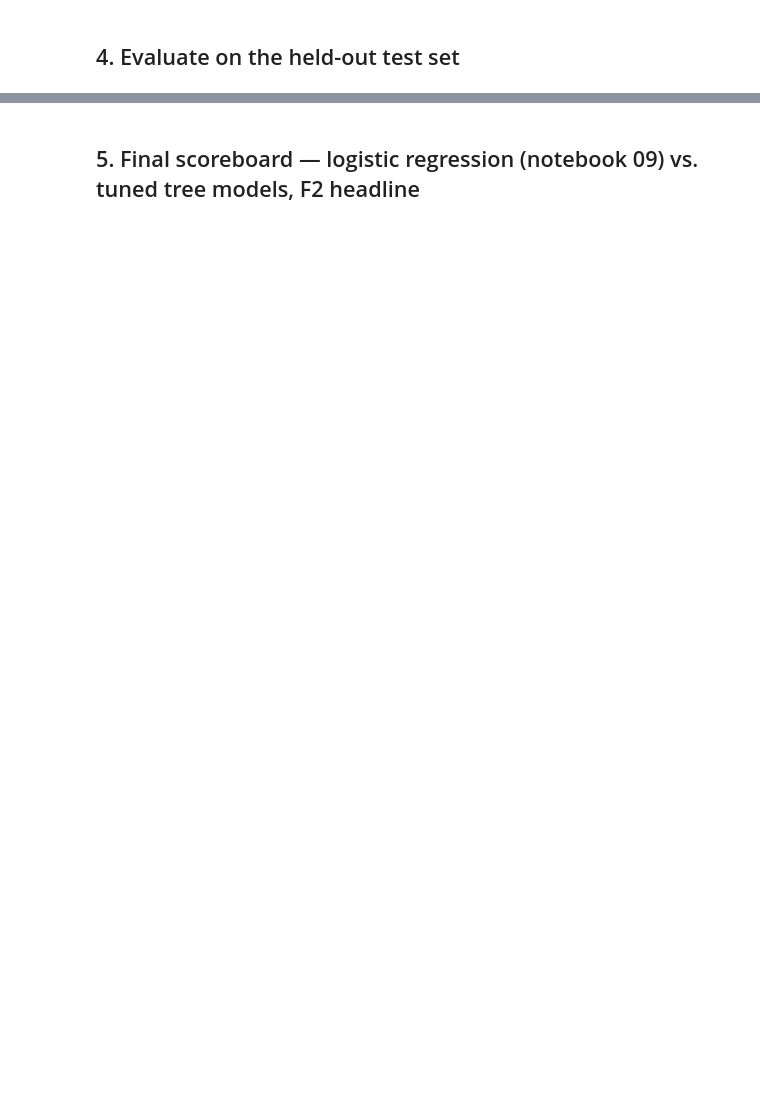
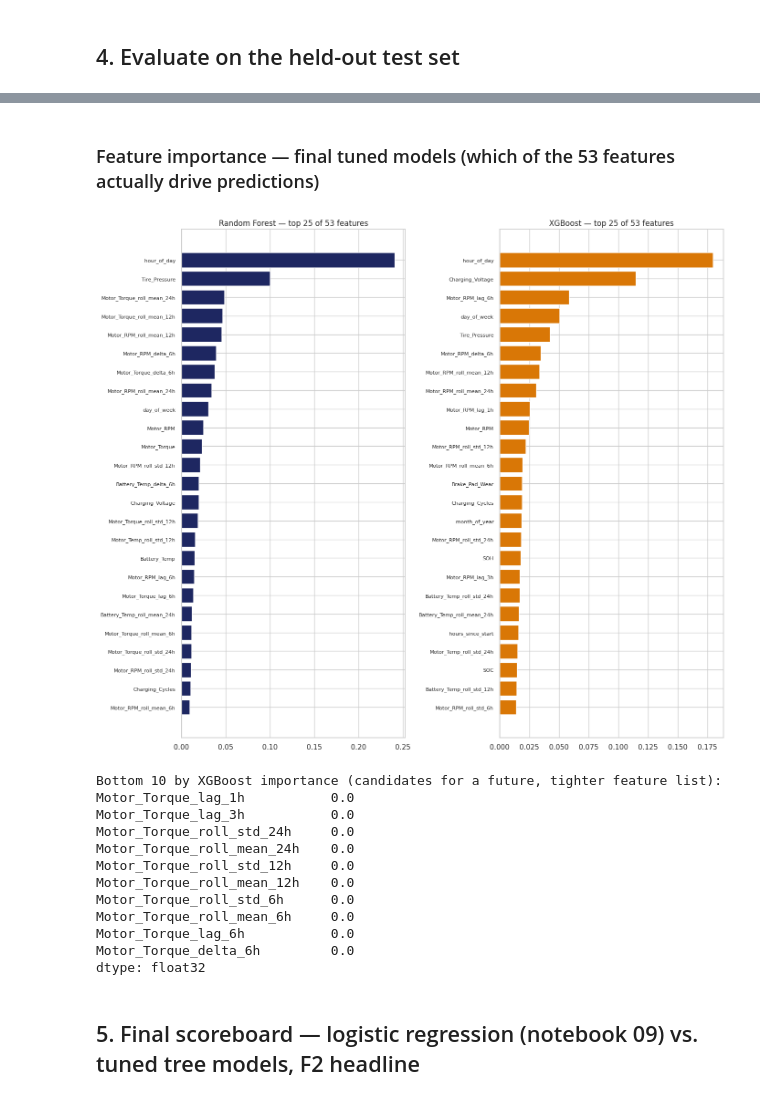
Before and after one commit to harshavardhanratnala-hvr/agentic-ai-vehicle-fault-diagnosis-copilot-v2, a Jupyter notebook: notebooks/12_tree_models_all_vehicles.ipynb, the cells around one changed output, grey strips where cells are left out. Saved outputs shown, nothing was run; the diff lists cells and outputs as text; code cells hidden in the pictures; blank space fills up the shorter version.

```diff
--- a/notebooks/12_tree_models_all_vehicles.ipynb
+++ b/notebooks/12_tree_models_all_vehicles.ipynb
@@ -183,3 +177,36 @@ plt.show()
+# %% [markdown]
+### Feature importance — final tuned models (which of the 53 features actually drive predictions)
+# %%
+rf_importances = pd.Series(rf.named_steps["clf"].feature_importances_, index=SELECTED_FEATURE_COLS)
+xgb_importances = pd.Series(xgb.named_steps["clf"].feature_importances_, index=SELECTED_FEATURE_COLS)
+
+fig, axes = plt.subplots(1, 2, figsize=(14, 12))
+for ax, importances, name, color in zip(
+    axes, [rf_importances, xgb_importances], ["Random Forest", "XGBoost"], ["#1E2761", "#D97706"]
+):
+    top = importances.sort_values(ascending=True).tail(25)
+    ax.barh(top.index, top.values, color=color)
+    ax.set_title(f"{name} — top 25 of {len(SELECTED_FEATURE_COLS)} features")
+    ax.tick_params(axis="y", labelsize=8)
+plt.tight_layout()
+plt.show()
+
+print("Bottom 10 by XGBoost importance (candidates for a future, tighter feature list):")
+print(xgb_importances.sort_values().head(10))
+# %% [output]
+[figure, added]
+Bottom 10 by XGBoost importance (candidates for a future, tighter feature list):
+Motor_Torque_lag_1h           0.0
+Motor_Torque_lag_3h           0.0
+Motor_Torque_roll_std_24h     0.0
+Motor_Torque_roll_mean_24h    0.0
+Motor_Torque_roll_std_12h     0.0
+Motor_Torque_roll_mean_12h    0.0
+Motor_Torque_roll_std_6h      0.0
+Motor_Torque_roll_mean_6h     0.0
+Motor_Torque_lag_6h           0.0
+Motor_Torque_delta_6h         0.0
+dtype: float32
 # %% [markdown]
 ## 5. Final scoreboard — logistic regression (notebook 09) vs. tuned tree models, F2 headline
 # %%
```
Also changed, not shown: parts of 8 cells of this notebook, 18 other files.
